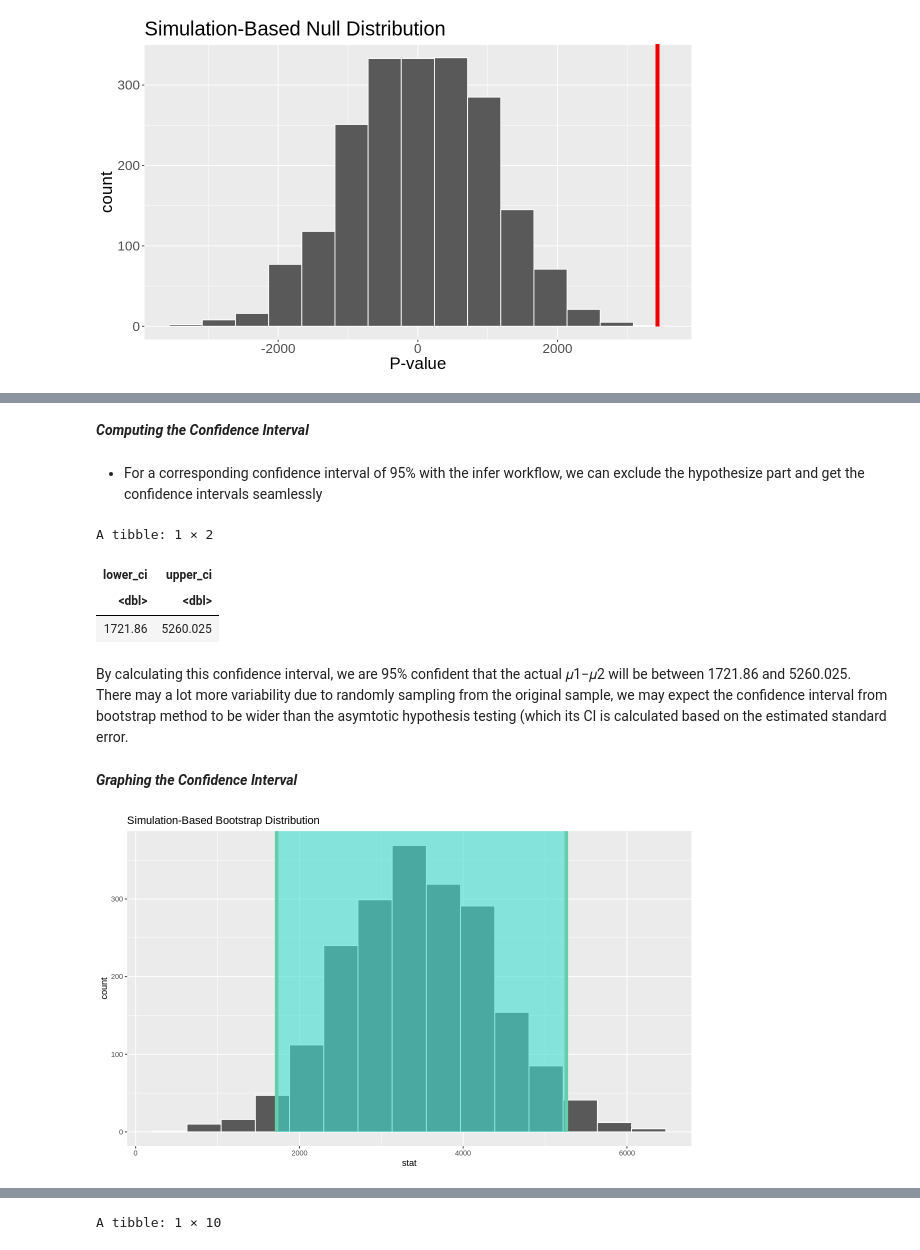
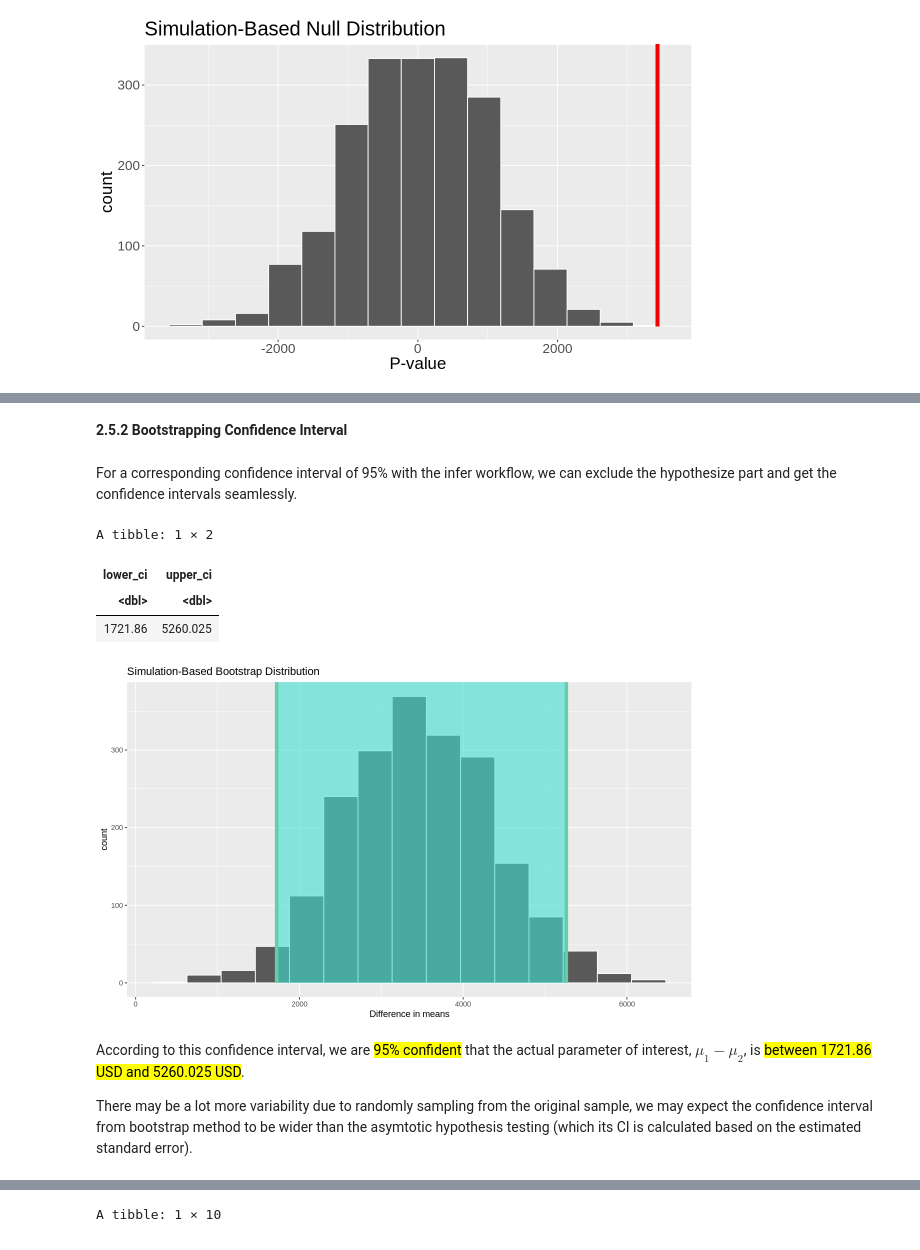
Before and after one commit to Jitao-Z/Difference_between_the_average_tuition_cost_in_Republican_and_Democrat_states, a Jupyter notebook: Final_report.ipynb, the cells around one changed output, grey strips where cells are left out. Cells and saved outputs as stored; diff of their text form; code cells hidden in the pictures.

```diff
--- a/Final_report.ipynb
+++ b/Final_report.ipynb
@@ -329,7 +347,7 @@ null_model_vis_infer
 # %% [markdown]
-___Computing the Confidence Interval___
+__2.5.2 Bootstrapping Confidence Interval__
 # %% [markdown]
-- For a corresponding confidence interval of 95% with the infer workflow, we can exclude the hypothesize part and get the confidence intervals seamlessly
+For a corresponding confidence interval of 95% with the infer workflow, we can exclude the hypothesize part and get the confidence intervals seamlessly.
 # %%
 set.seed(1)
 diff_in_means_bootstrap <- tuition |>
@@ -347,16 +364,17 @@ A tibble: 1 × 2
 | lower_ci | upper_ci |
 | <dbl> | <dbl> |
 | 1721.86 | 5260.025 |
-# %% [markdown]
-By calculating this confidence interval, we are 95% confident that the actual  𝜇1−𝜇2 will be between 1721.86 and 5260.025. There may a lot more variability due to randomly sampling from the original sample, we may expect the confidence interval from bootstrap method to be wider than the asymtotic hypothesis testing (which its CI is calculated based on the estimated standard error.
-# %% [markdown]
-___Graphing the Confidence Interval___
 # %%
 boot_ci <- diff_in_means_bootstrap |>
     visualize() +
-   shade_confidence_interval(endpoints = diff_in_means_ci)
+    shade_confidence_interval(endpoints = diff_in_means_ci) +
+    xlab("Difference in means")
 
 boot_ci
 # %% [output]
-[figure, old version]
+[figure, new version]
+# %% [markdown]
+According to this confidence interval, we are <mark>95% confident</mark> that the actual parameter of interest, $\mu_1 - \mu_2$, is <mark>between 1721.86 USD and 5260.025 USD</mark>.
+
+There may be a lot more variability due to randomly sampling from the original sample, we may expect the confidence interval from bootstrap method to be wider than the asymtotic hypothesis testing (which its CI is calculated based on the estimated standard error).
 # %% [markdown]
```
Also changed, not shown: parts of 55 cells of this notebook.
